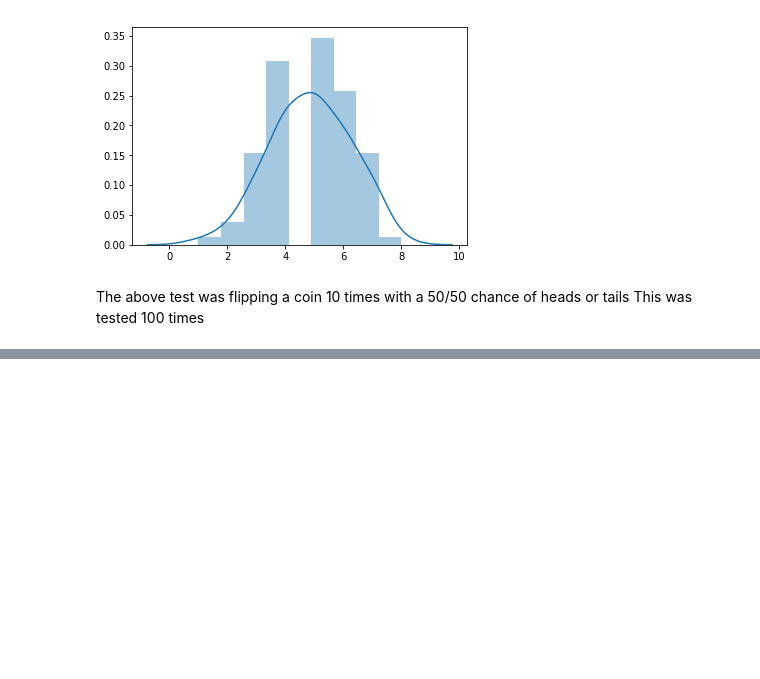
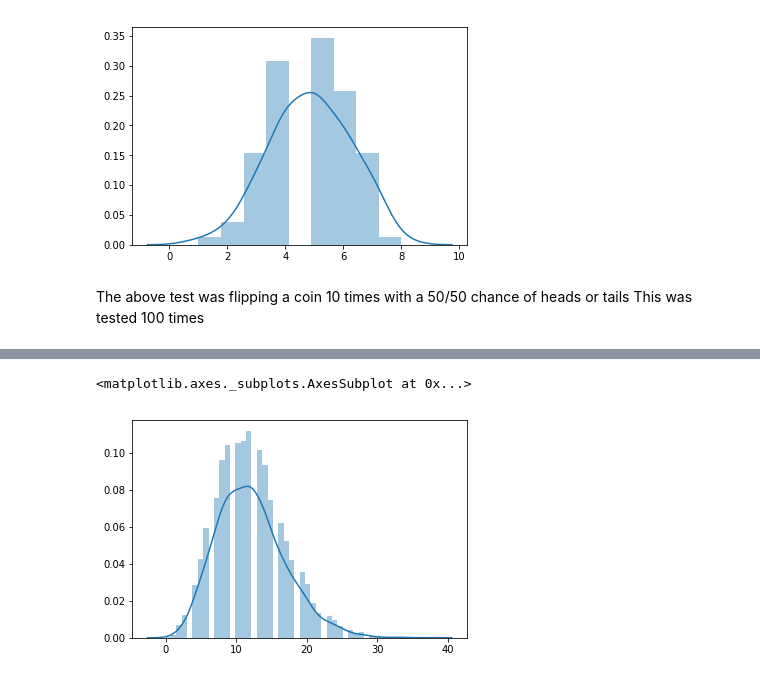
Before and after one commit to EoinStankard/DataAnalysis_Numpy_Assignment, a Jupyter notebook: Numpy-random-assignment.ipynb, the cells around one changed output, grey strips where cells are left out. Saved outputs shown, nothing was run; the diff lists cells and outputs as text; code cells hidden in the pictures; blank space fills up the shorter version.

Commit message:
Added Negative Binomial Distribution

```diff
--- a/Numpy-random-assignment.ipynb
+++ b/Numpy-random-assignment.ipynb
@@ -601,0 +623,9 @@ plt.hist(t,bins = 60)
+# %%
+n= 12
+p=0.5
+size=5000
+neg = np.random.negative_binomial(n,p,size)
+sns.distplot(neg,bins=50)
+# %% [output]
+<matplotlib.axes._subplots.AxesSubplot at 0x...>
+[figure, added]
```
Also changed, not shown: parts of 6 cells of this notebook, 1 other file.
